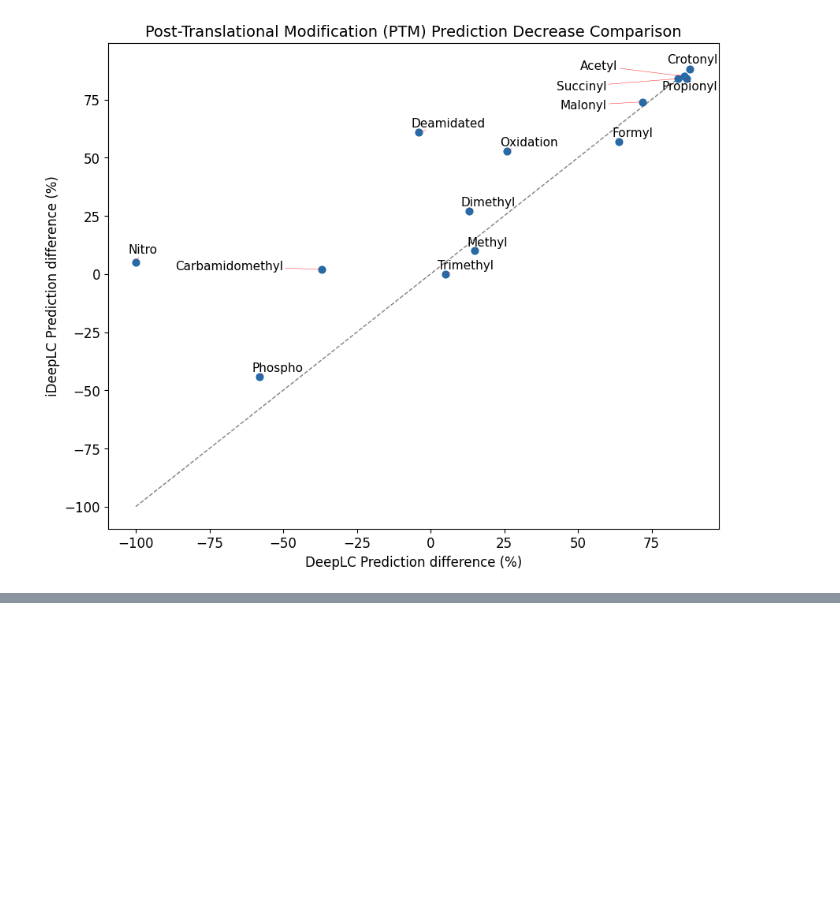
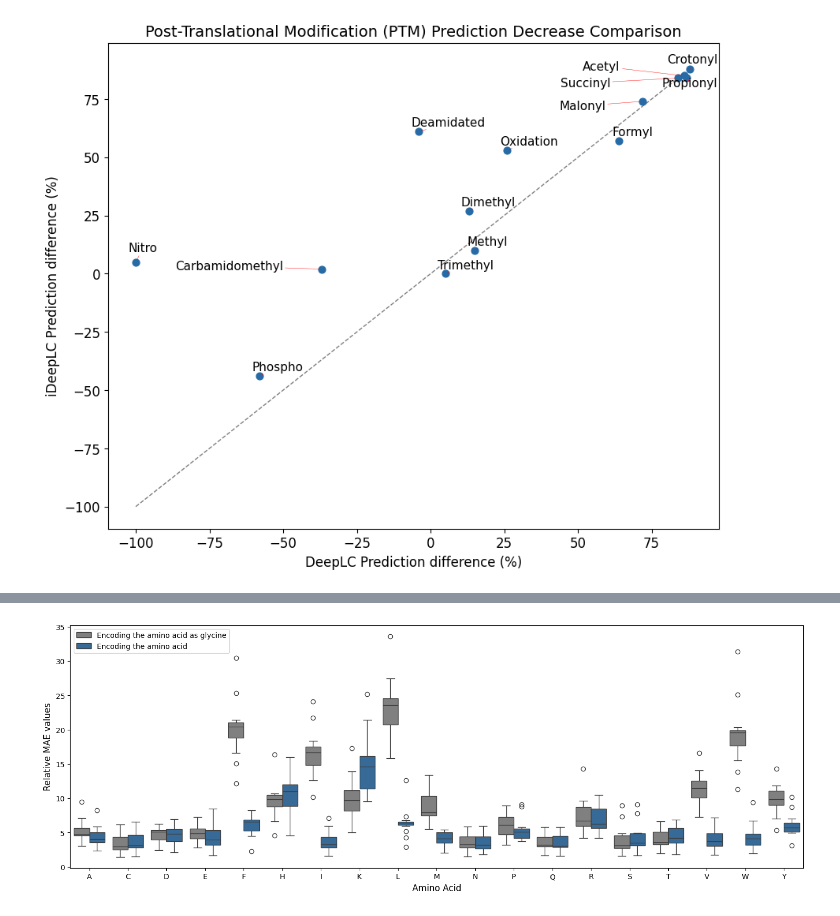
Before and after one commit to Alirezak2n/iDeepLC_Zenodo, a Jupyter notebook: plots_generator.ipynb, the cells around one changed output, grey strips where cells are left out. Drawn from its saved outputs; the diff is of its cells as text; code cells hidden in the pictures; blank space fills up the shorter version.

Commit message:
Fix figure issues for aa_glycine and some bugs
Add get model save path for the main
Correct path issues for data initialize
Update figures
Update figures notebook
remove other notebook

```diff
--- a/plots_generator.ipynb
+++ b/plots_generator.ipynb
@@ -428,0 +250,9 @@ df
+# %%
+import matplotlib as mpl
+import pandas as pd
+import matplotlib.pyplot as plt
+import numpy as np
+import os
+mpl.rcParams.update(mpl.rcParamsDefault)
+
+paths= ['../saved_model/modified_glycine_evaluation/heladeeprt/','../saved_model/modified_glycine_evaluation/diahf/']
@@ -428,0 +554,85 @@ df
+# %%
+import os
+import pandas as pd
+import matplotlib.pyplot as plt
+import seaborn as sns
+
+plt.figure(figsize=[18, 6])
+
+# Define paths to datasets
+paths = [
+    "arabidopsis", "hela1h", "hela2h", "heladeeprt", "helahf",
+    "pancreas", "plasma1h", "plasma2h", "proteometools", "proteometoolsptm",
+    "swath", "yeast1h", "yeast2h", "yeastdeeprt", "diahf"
+]
+
+# Define amino acids and other parameters
+aas = ['A', 'C', 'D', 'E', 'F', 'H', 'I', 'K', 'L', 'M', 'N', 'P', 'Q', 'R', 'S', 'T', 'V', 'W', 'Y']
+
+# Normalization factors for each dataset (calculated based on max-min of iRT values)
+dataset_normalizer = [
+    78.93, 35.81, 71.6, 50.01, 11.4, 62.27, 44.88, 71.92, 16.2, 0.54,
+    145.66, 33.56, 69.02, 149.07, 3.17713
+]
+
+# Dictionary to store the normalized 'r' values for each amino acid
+aa_mae_values = {aa: [] for aa in aas}
+
+# Iterate over datasets
+for i, dataset in enumerate(paths):
+    base_path = f"../saved_model/modified_glycine_evaluation/{dataset}/"
+
+    mae_values_per_path = {aa: None for aa in aas}  # Ensure dictionary structure
+
+    for aa in aas:
+        file_path = f"{base_path}{aa}_best_results.csv"
+        try:
+            df = pd.read_csv(file_path, index_col=0)
+
+            # Normalize values
+            normalizer = dataset_normalizer[i]
+            df["y_test"] = df["y_test"] / normalizer
+            df["output_test"] = df["output_test"] / normalizer
+            df["output_test_g"] = df["output_test_g"] / normalizer
+
+            # Compute Mean Absolute Error (MAE)
+            mae = (abs(df["output_test"] - df["y_test"])).sum() / len(df.index)
+            mae_glyc = (abs(df["output_test_g"] - df["y_test"])).sum() / len(df.index)
+
+            mae_values_per_path[aa] = (mae_glyc, mae)
+        except FileNotFoundError:
+            print(f"File not found: {file_path}")
+            mae_values_per_path[aa] = None  # Ensure missing values don't break indexing
+
+    # Store results in the dictionary
+    for aa in aas:
+        if mae_values_per_path[aa] is not None:
+            aa_mae_values[aa].append(mae_values_per_path[aa])
+
+# Prepare data for plotting
+data = []
+for aa in aas:
+    for mae, mae_glyc in aa_mae_values[aa]:
+        data.append([aa, mae, "Encoding the amino acid"])
+        data.append([aa, mae_glyc, "Encoding the amino acid as glycine"])
+
+df_aa = pd.DataFrame(data, columns=["Amino Acid", "Relative MAE values", "Type"])
+
+# Create boxplot using seaborn
+sns.boxplot(x="Amino Acid", y="Relative MAE values", data=df_aa, hue="Type", palette=["grey", "#276ba6"])
+ax = plt.gca()
+
+# Adjust legend and labels
+handles, _ = ax.get_legend_handles_labels()
+plt.xlabel("Amino Acid", fontsize=12)
+plt.ylabel("Relative MAE values", fontsize=12)
+ax.legend(handles, ["Encoding the amino acid as glycine", "Encoding the amino acid"])
+
+# Define save path dynamically
+save_path = "../saved_model/modified_glycine_evaluation/"
+os.makedirs(save_path, exist_ok=True)  # Ensure the directory exists
+plt.savefig(f"{save_path}aa_cv_boxplot.png", dpi=300)
+
+plt.show()
+# %% [output]
+[figure, added]
```
Also changed, not shown: parts of 22 cells of this notebook, 5 other files.
